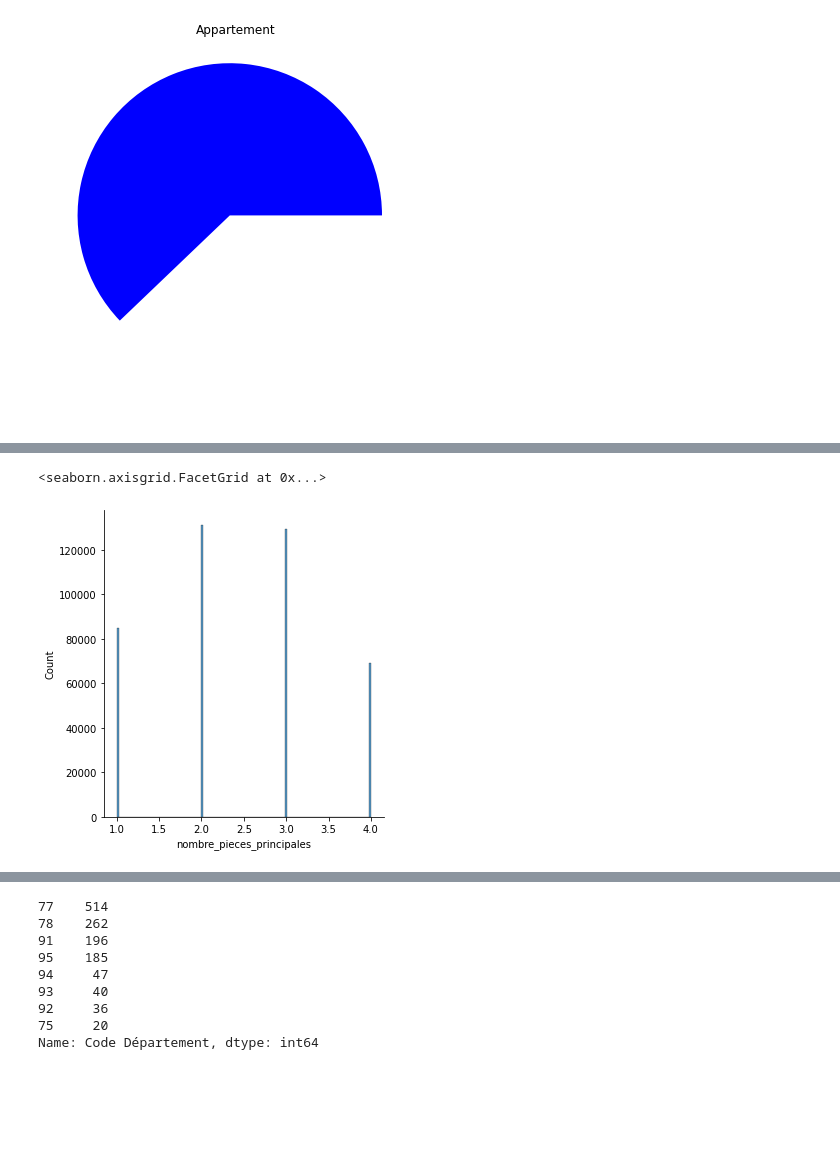
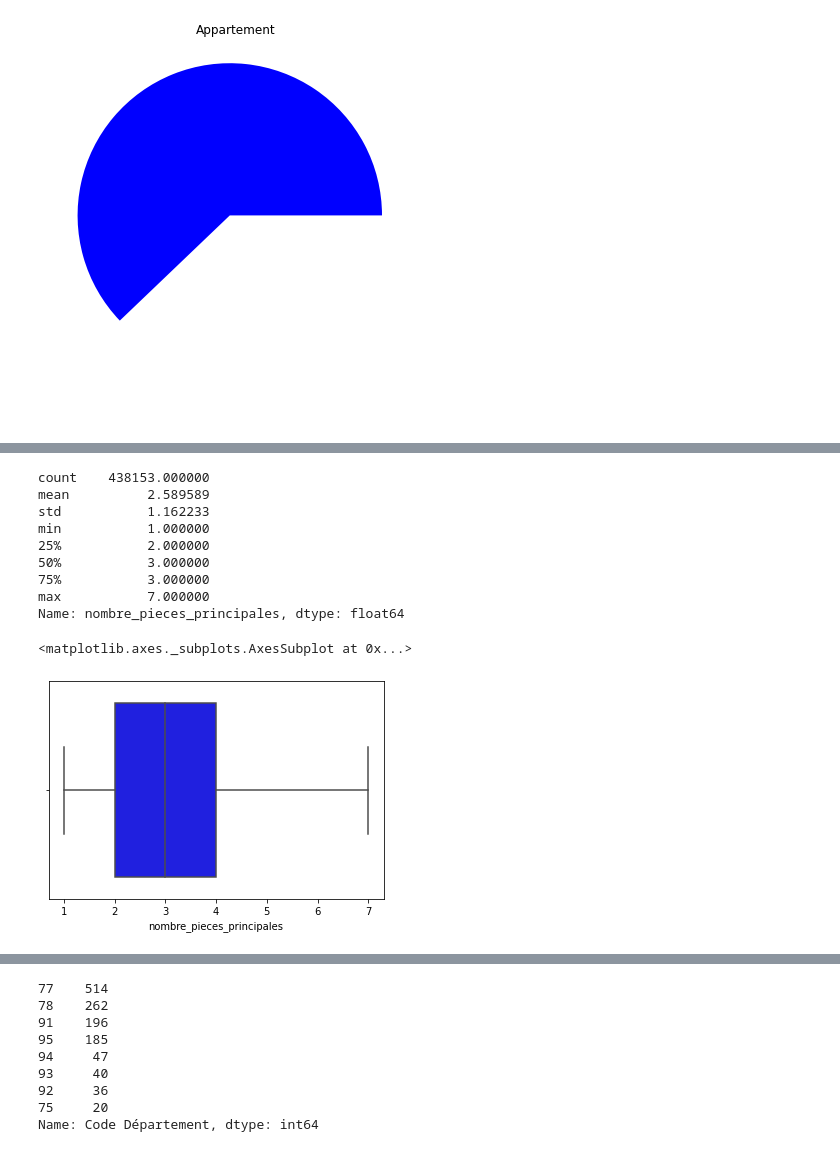
Before and after one commit to LuisaPolicarpo/Hackathon--aws, a Jupyter notebook: EDA/Luísa_Hackaton_RealEstate.ipynb, the cells around one changed output, grey strips where cells are left out. Cells and saved outputs as stored; diff of their text form; code cells hidden in the pictures; blank space fills up the shorter version.

```diff
--- a/EDA/Luísa_Hackaton_RealEstate.ipynb
+++ b/EDA/Luísa_Hackaton_RealEstate.ipynb
@@ -31,5 +53,7 @@ Drive already mounted at /content/drive; to attempt to forcibly remount, call dr
 # %%
 condition1 = df_final_2['nombre_pieces_principales'] > 0
-condition11 =  df_final_2['nombre_pieces_principales'] < 5
+condition11 =  df_final_2['nombre_pieces_principales'] < 8
+condition111 =df_final_2['surface_reelle_bati'] < 110
+condition1111 =df_final_2['surface_reelle_bati'] > 40
 
-df_final = df_final_2[condition1 & condition11][['id_mutation','valeur_fonciere','surface_reelle_bati','nombre_pieces_principales','type_local','nature_mutation','nom_commune','valeur_fonciere','longitude', 'latitude','date_mutation']]
+df_final = df_final_2[condition1 & condition11 & condition111 & condition1111][['id_mutation','surface_reelle_bati','nombre_pieces_principales','type_local','nature_mutation','nom_commune','code_departement','valeur_fonciere','longitude', 'latitude','date_mutation']]
@@ -84,7 +186,7 @@ plt.show()
 # %%
 condition = df_final['type_local'] == 'Appartement'
 
-df_final_ap = df_final[condition][['valeur_fonciere','nombre_pieces_principales','nature_mutation','year','type_local']]
+df_final_ap = df_final[condition][['valeur_fonciere','surface_reelle_bati','nombre_pieces_principales','nature_mutation','year','type_local','code_departement']]
 # %%
 df_final_ap
 # %% [output]
@@ -112,5 +294,17 @@ Name: nombre_pieces_principales, dtype: int64
+# %%
+df_final_ap['nombre_pieces_principales'].describe()
+# %% [output]
+count    438153.000000
+mean          2.589589
+std           1.162233
+min           1.000000
+25%           2.000000
+50%           3.000000
+75%           3.000000
+max           7.000000
+Name: nombre_pieces_principales, dtype: float64
 # %%
-sns.displot(data=df_final_ap, x="nombre_pieces_principales")
+sns.boxplot(data=df_final_ap, x="nombre_pieces_principales", color='blue')
 # %% [output]
-<seaborn.axisgrid.FacetGrid at 0x...>
+<matplotlib.axes._subplots.AxesSubplot at 0x...>
-[figure, old version]
+[figure, new version]
```
Also changed, not shown: parts of 35 cells of this notebook.
